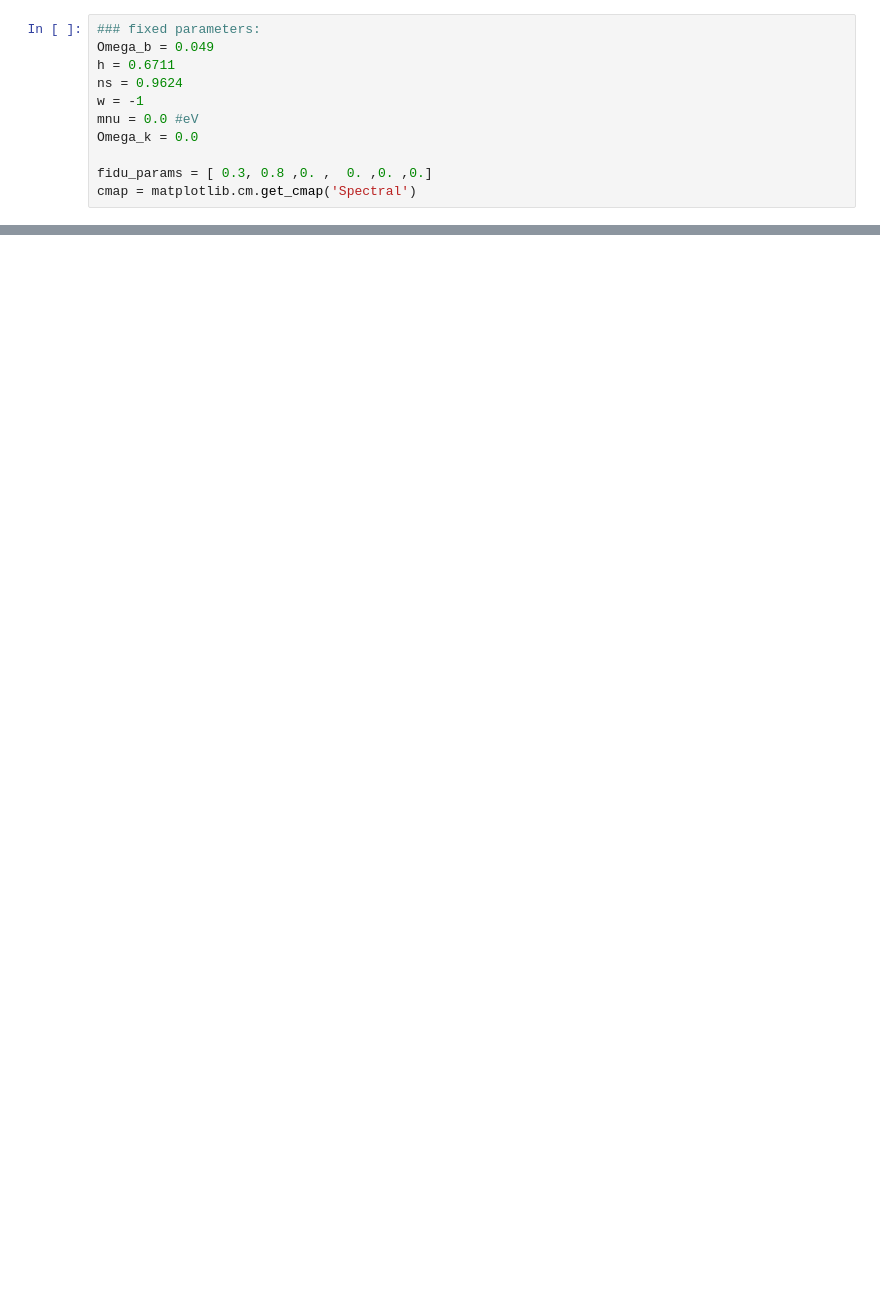
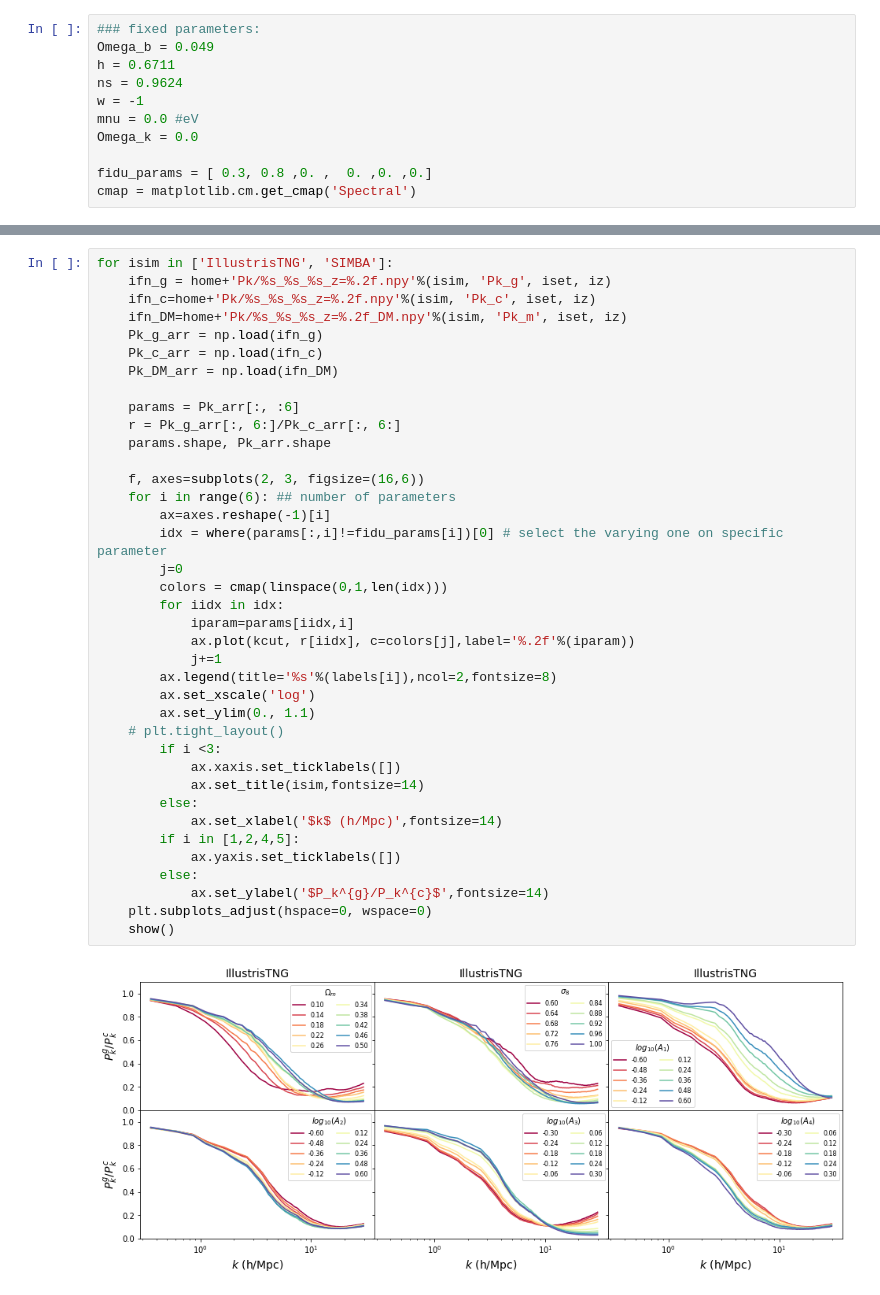
Before and after one commit to liuxx479/cosmo_dep_feedback, a Jupyter notebook: Pk_1P.ipynb, the cells around one changed output, grey strips where cells are left out. Drawn from its saved outputs; the diff is of its cells as text; blank space fills up the shorter version.

```diff
--- a/Pk_1P.ipynb
+++ b/Pk_1P.ipynb
@@ -66,0 +158,40 @@ for isim in ['IllustrisTNG', 'SIMBA']:
+# %%
+for isim in ['IllustrisTNG', 'SIMBA']:
+    ifn_g = home+'Pk/%s_%s_%s_z=%.2f.npy'%(isim, 'Pk_g', iset, iz)
+    ifn_c=home+'Pk/%s_%s_%s_z=%.2f.npy'%(isim, 'Pk_c', iset, iz)
+    ifn_DM=home+'Pk/%s_%s_%s_z=%.2f_DM.npy'%(isim, 'Pk_m', iset, iz)
+    Pk_g_arr = np.load(ifn_g)
+    Pk_c_arr = np.load(ifn_c)
+    Pk_DM_arr = np.load(ifn_DM)
+
+    params = Pk_arr[:, :6]
+    r = Pk_g_arr[:, 6:]/Pk_c_arr[:, 6:]
+    params.shape, Pk_arr.shape
+
+    f, axes=subplots(2, 3, figsize=(16,6))
+    for i in range(6): ## number of parameters
+        ax=axes.reshape(-1)[i]
+        idx = where(params[:,i]!=fidu_params[i])[0] # select the varying one on specific parameter
+        j=0
+        colors = cmap(linspace(0,1,len(idx)))
+        for iidx in idx:
+            iparam=params[iidx,i]
+            ax.plot(kcut, r[iidx], c=colors[j],label='%.2f'%(iparam))
+            j+=1
+        ax.legend(title='%s'%(labels[i]),ncol=2,fontsize=8)
+        ax.set_xscale('log')
+        ax.set_ylim(0., 1.1)
+    # plt.tight_layout()
+        if i <3:
+            ax.xaxis.set_ticklabels([])
+            ax.set_title(isim,fontsize=14)
+        else:
+            ax.set_xlabel('$k$ (h/Mpc)',fontsize=14)
+        if i in [1,2,4,5]:
+            ax.yaxis.set_ticklabels([])
+        else:
+            ax.set_ylabel('$P_k^{g}/P_k^{c}$',fontsize=14)
+    plt.subplots_adjust(hspace=0, wspace=0)
+    show()
+# %% [output]
+[figure, added]
```
Also changed, not shown: parts of 8 cells of this notebook.
